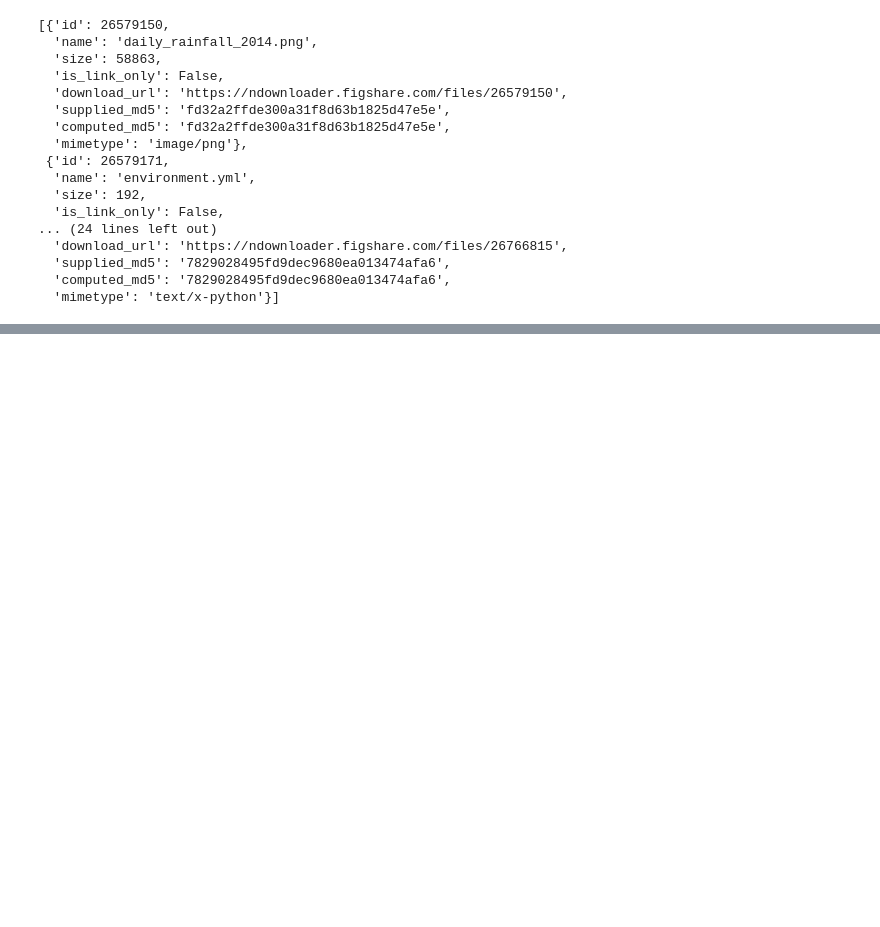
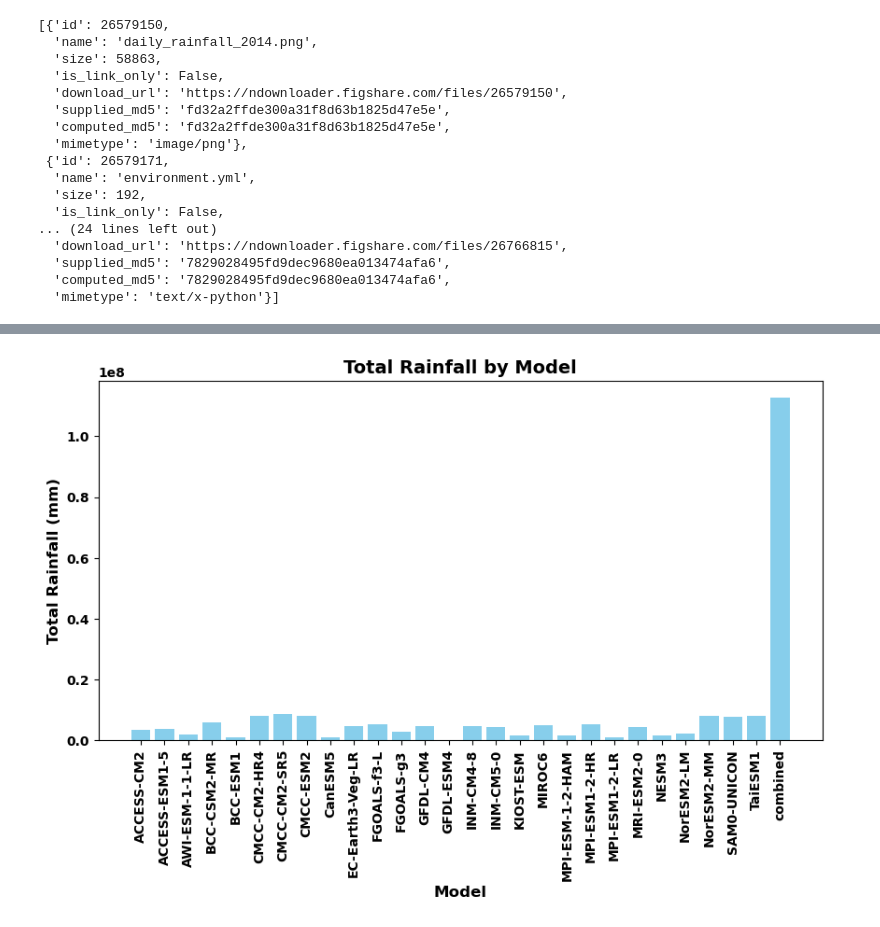
Before and after one commit to SimplyTim/rainfall-predictor, a Jupyter notebook: milestone_1.ipynb, the cells around one changed output, grey strips where cells are left out. Cells and saved outputs as stored; diff of their text form; code cells hidden in the pictures; blank space fills up the shorter version.

```diff
--- a/milestone_1.ipynb
+++ b/milestone_1.ipynb
@@ -49,0 +122,23 @@ files
+# %%
+%%time
+
+# Load only "time". "model" and "rain (mm/day) columns, with
+# "time" as datetime, "model" as string and "rain (mm/day) as float32
+# Also read as chunks, and perform EDA on each chunk
+
+usecols = ["time", "rain (mm/day)", "model"]
+dtypes = {"time": "string",
+          "rain (mm/day)": "float32",
+          "model": "string"}
+
+value_counts = pd.Series(dtype=int)
+rainfall_total = pd.Series(dtype=float)
+
+for chunk in pd.read_csv("data/combined_data.csv",
+    usecols = usecols,
+    dtype = dtypes,
+    parse_dates=["time"] ,
+    chunksize=1_000_000
+):
+    value_counts = value_counts.add(chunk["model"].value_counts(), fill_value=0)
+    rainfall_total = rainfall_total.add(chunk.groupby("model")["rain (mm/day)"].sum(), fill_value=0)
@@ -49,0 +165,9 @@ files
+# %%
+eda_summary = pd.DataFrame({
+    "model": rainfall_total.index,
+    "rainfall_total": rainfall_total.values,
+    "values_count": value_counts.values
+    }
+)
+
+eda_summary
@@ -49,0 +192,15 @@ files
+# %%
+import matplotlib.pyplot as plt
+
+plt.figure(figsize=(10, 5))
+plt.bar(eda_summary["model"], eda_summary["rainfall_total"], color="skyblue")
+
+# Titles and labels
+plt.title("Total Rainfall by Model", fontsize=14)
+plt.xlabel("Model", fontsize=12)
+plt.ylabel("Total Rainfall (mm)", fontsize=12)
+plt.xticks(rotation=90)
+
+plt.show();
+# %% [output]
+[figure, added]
```
Also changed, not shown: parts of 15 cells of this notebook, 1 other file.
